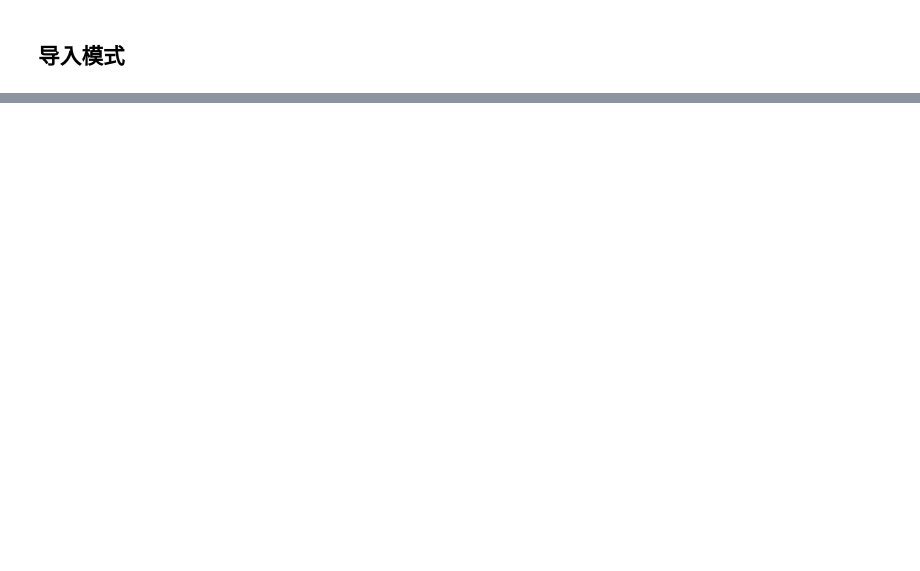
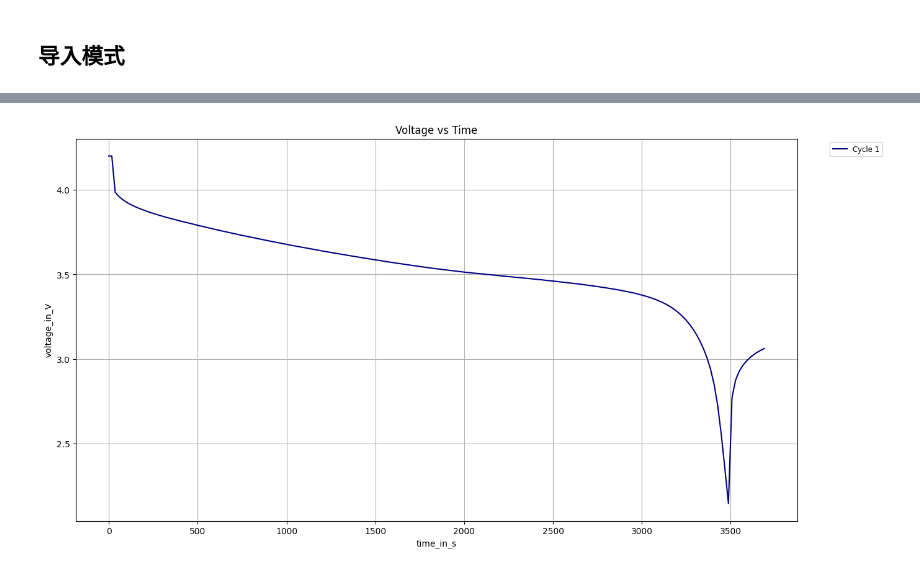
Before and after one commit to mengxc11/RUL-estimation-of-Lithium-Ion-Batteries, a Jupyter notebook: nasa-battery-preprocess.ipynb, the cells around one changed output, grey strips where cells are left out. Drawn from its saved outputs; the diff is of its cells as text; code cells hidden in the pictures; blank space fills up the shorter version.

```diff
--- a/nasa-battery-preprocess.ipynb
+++ b/nasa-battery-preprocess.ipynb
@@ -209,0 +305,16 @@ else:
+# %%
+from batteryml.visualization.plot_helper import plot_cycle_attribute
+
+# 绘制电压-时间图像
+plot_cycle_attribute(
+    cycle_infos=first_battery.cycle_data,        # 传入循环数据 #first_battery = BatteryData.load(pickle_files[0])
+    key_fea='voltage_in_V',                # y轴：电压
+    x_feature='time_in_s',                 # x轴：时间（默认值）
+    title='Voltage vs Time',
+    cycle_start=0,                         # 起始循环
+    cycle_end=1,                          # 结束循环（显示前1个循环）
+    #cycle_start=0, cycle_end=1 意思是取 first_battery.cycle_data[0:1]
+    figsize=(15, 8)
+)
+# %% [output]
+[figure, added]
```
Also changed, not shown: parts of 12 cells of this notebook.
